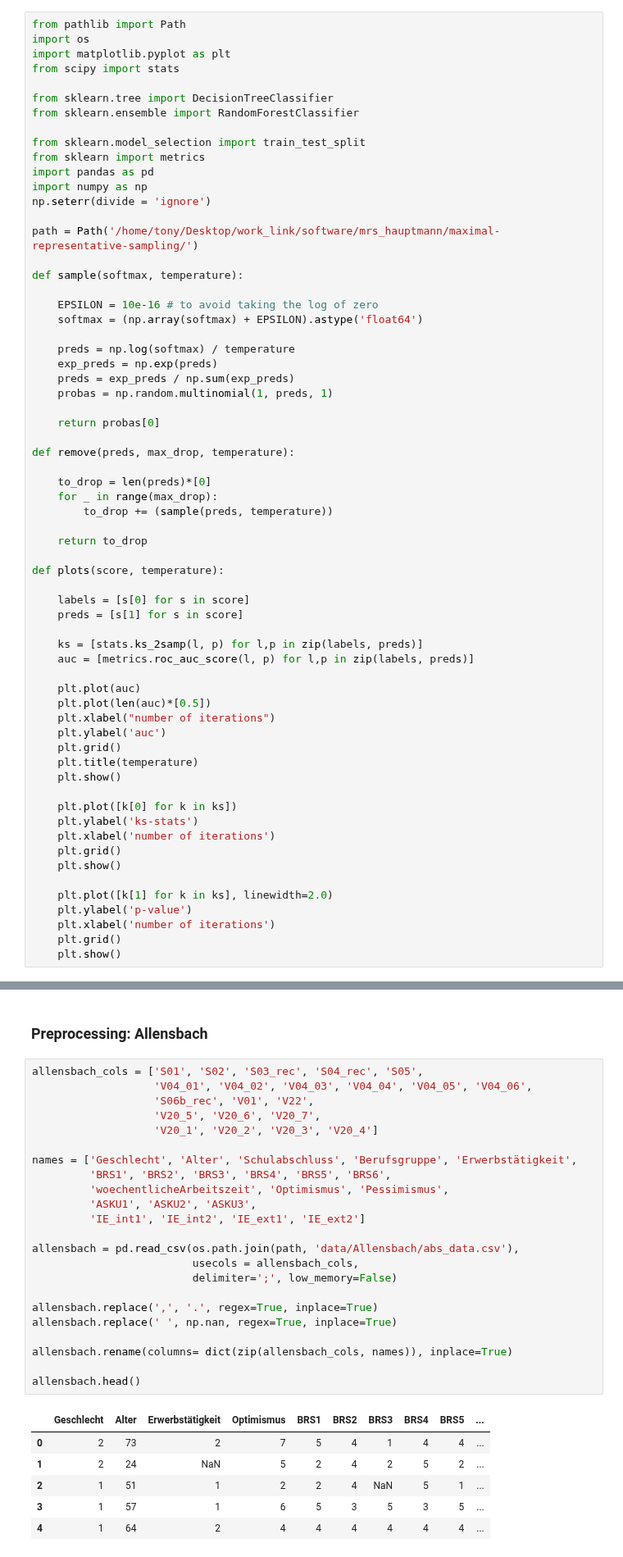
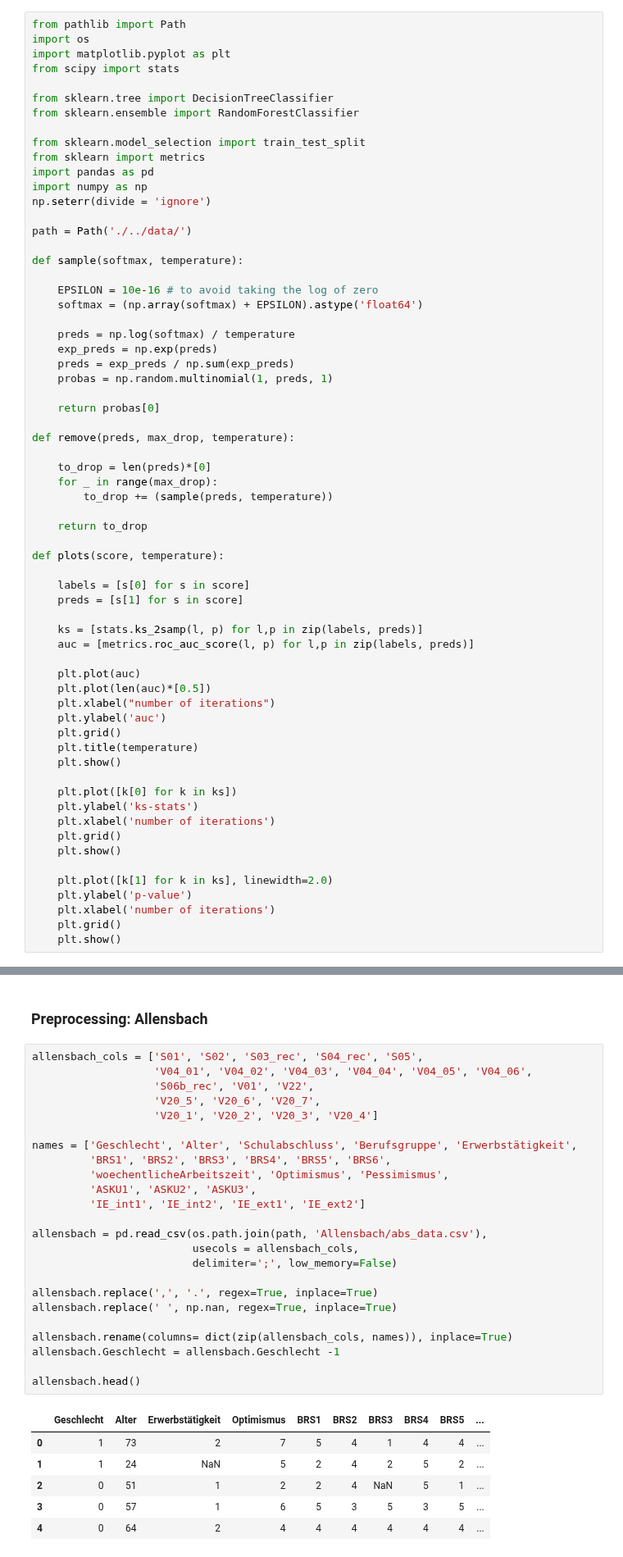
Before and after one commit to laksannathan/maximal-representative-sampling, a Jupyter notebook: src/GBS_Allensbach.ipynb, the cells around one changed output, grey strips where cells are left out. Shown at 82% size. Cells and saved outputs as stored; diff of their text form.

Commit message:
Change absolute path with relative path

```diff
--- a/src/GBS_Allensbach.ipynb
+++ b/src/GBS_Allensbach.ipynb
@@ -13,7 +13,7 @@ import pandas as pd
 import numpy as np
 np.seterr(divide = 'ignore')
 
-path = Path('/home/tony/Desktop/work_link/software/mrs_hauptmann/maximal-representative-sampling/')
+path = Path('./../data/')
 
 def sample(softmax, temperature):
 
@@ -89,33 +89,34 @@ Each row is labelled with its (survey) *source*.
 # %%
 allensbach_cols = ['S01', 'S02', 'S03_rec', 'S04_rec', 'S05',
                    'V04_01', 'V04_02', 'V04_03', 'V04_04', 'V04_05', 'V04_06',
                    'S06b_rec', 'V01', 'V22',
                    'V20_5', 'V20_6', 'V20_7',
                    'V20_1', 'V20_2', 'V20_3', 'V20_4']
 
 names = ['Geschlecht', 'Alter', 'Schulabschluss', 'Berufsgruppe', 'Erwerbstätigkeit',
          'BRS1', 'BRS2', 'BRS3', 'BRS4', 'BRS5', 'BRS6',
          'woechentlicheArbeitszeit', 'Optimismus', 'Pessimismus',
          'ASKU1', 'ASKU2', 'ASKU3',
          'IE_int1', 'IE_int2', 'IE_ext1', 'IE_ext2']
 
-allensbach = pd.read_csv(os.path.join(path, 'data/Allensbach/abs_data.csv'),
+allensbach = pd.read_csv(os.path.join(path, 'Allensbach/abs_data.csv'),
                          usecols = allensbach_cols,
                          delimiter=';', low_memory=False)
 
 allensbach.replace(',', '.', regex=True, inplace=True)
 allensbach.replace(' ', np.nan, regex=True, inplace=True)
 
 allensbach.rename(columns= dict(zip(allensbach_cols, names)), inplace=True)
+allensbach.Geschlecht = allensbach.Geschlecht -1
 
 allensbach.head()
 # %% [output]
 |  | Geschlecht | Alter | Erwerbstätigkeit | Optimismus | BRS1 | BRS2 | BRS3 | BRS4 | BRS5 | ... |
-| 0 | 2 | 73 | 2 | 7 | 5 | 4 | 1 | 4 | 4 | ... |
-| 1 | 2 | 24 | NaN | 5 | 2 | 4 | 2 | 5 | 2 | ... |
-| 2 | 1 | 51 | 1 | 2 | 2 | 4 | NaN | 5 | 1 | ... |
-| 3 | 1 | 57 | 1 | 6 | 5 | 3 | 5 | 3 | 5 | ... |
-| 4 | 1 | 64 | 2 | 4 | 4 | 4 | 4 | 4 | 4 | ... |
+| 0 | 1 | 73 | 2 | 7 | 5 | 4 | 1 | 4 | 4 | ... |
+| 1 | 1 | 24 | NaN | 5 | 2 | 4 | 2 | 5 | 2 | ... |
+| 2 | 0 | 51 | 1 | 2 | 2 | 4 | NaN | 5 | 1 | ... |
+| 3 | 0 | 57 | 1 | 6 | 5 | 3 | 5 | 3 | 5 | ... |
+| 4 | 0 | 64 | 2 | 4 | 4 | 4 | 4 | 4 | 4 | ... |
 5 rows × 21 columns
 # %% [markdown]
 ### Preprocessing: GBS
```
Also changed, not shown: parts of 6 cells of this notebook, 2 other files.
